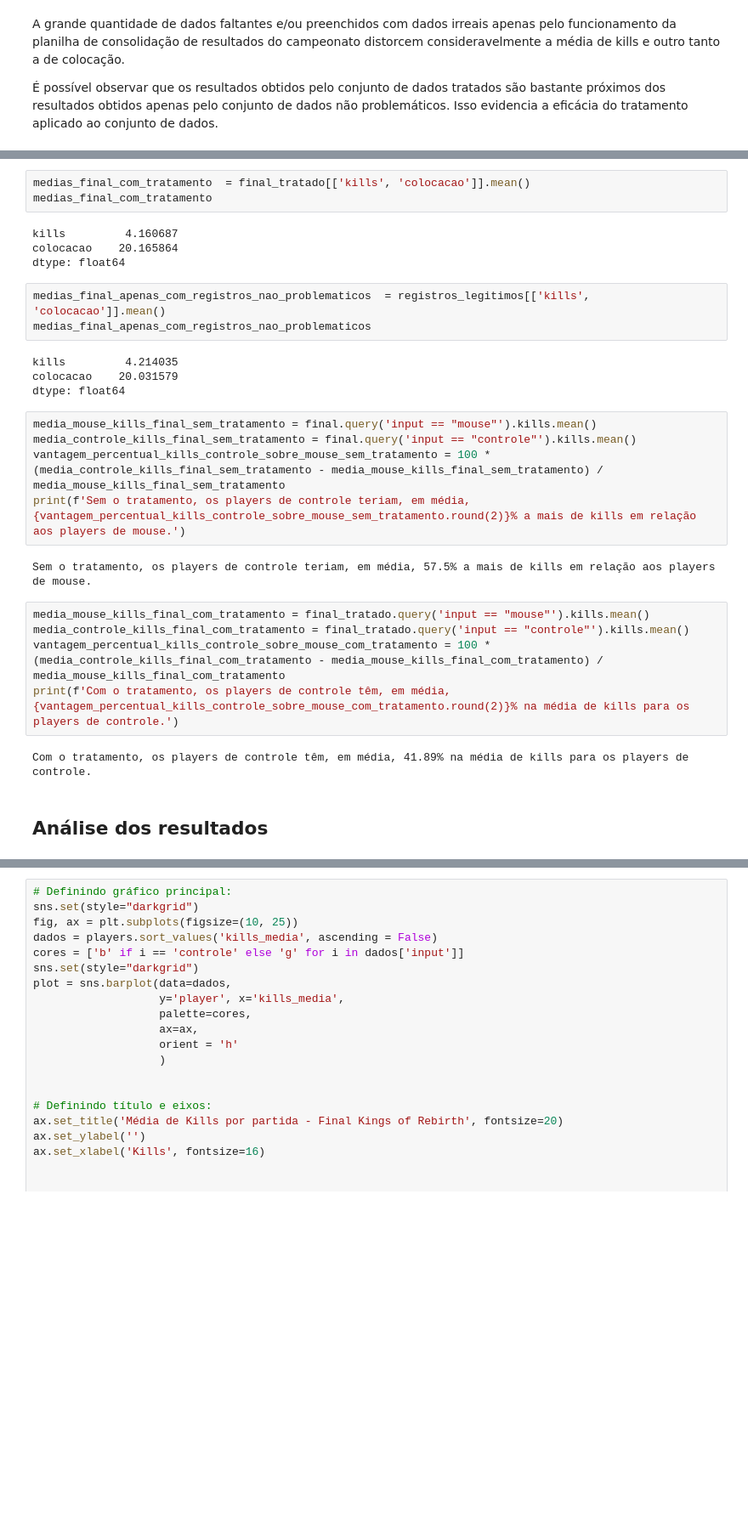
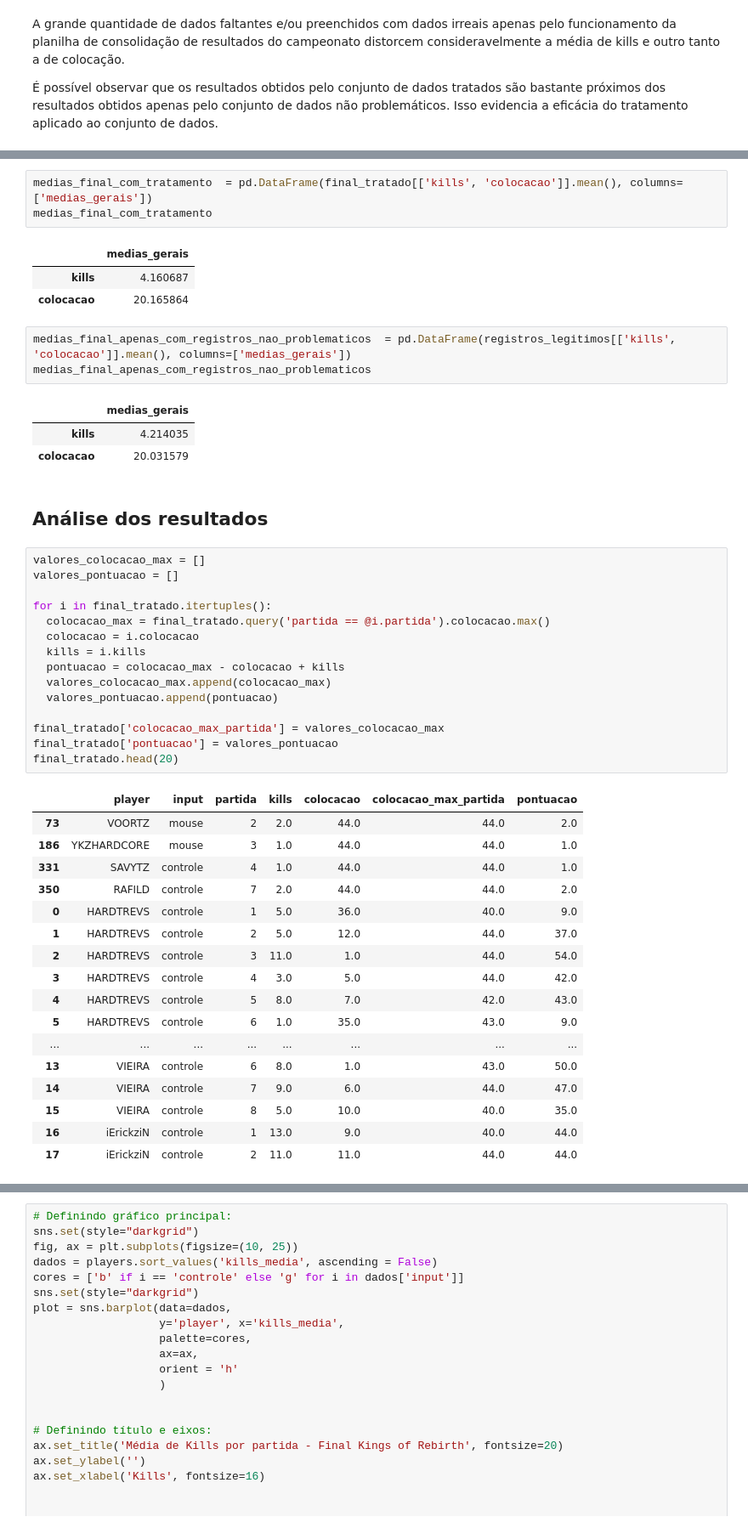
Before and after one commit to GodoyLucas/king_of_rebirth, a Jupyter notebook: Notebooks/King_of_Rebirth_Final.ipynb, the cells around one changed output, grey strips where cells are left out. Shown at 85% size. Saved outputs shown, nothing was run; the diff lists cells and outputs as text; blank space fills up the shorter version.

```diff
--- a/Notebooks/King_of_Rebirth_Final.ipynb
+++ b/Notebooks/King_of_Rebirth_Final.ipynb
@@ -349,33 +349,52 @@ dtype: float64
 # %%
-medias_final_com_tratamento  = final_tratado[['kills', 'colocacao']].mean()
+medias_final_com_tratamento  = pd.DataFrame(final_tratado[['kills', 'colocacao']].mean(), columns=['medias_gerais'])
 medias_final_com_tratamento
 # %% [output]
-kills         4.160687
-colocacao    20.165864
-dtype: float64
+|  | medias_gerais |
+| kills | 4.160687 |
+| colocacao | 20.165864 |
 # %%
-medias_final_apenas_com_registros_nao_problematicos  = registros_legitimos[['kills', 'colocacao']].mean()
+medias_final_apenas_com_registros_nao_problematicos  = pd.DataFrame(registros_legitimos[['kills', 'colocacao']].mean(), columns=['medias_gerais'])
 medias_final_apenas_com_registros_nao_problematicos
 # %% [output]
-kills         4.214035
-colocacao    20.031579
-dtype: float64
+|  | medias_gerais |
+| kills | 4.214035 |
+| colocacao | 20.031579 |
-# %%
-media_mouse_kills_final_sem_tratamento = final.query('input == "mouse"').kills.mean()
-media_controle_kills_final_sem_tratamento = final.query('input == "controle"').kills.mean()
-vantagem_percentual_kills_controle_sobre_mouse_sem_tratamento = 100 * (media_controle_kills_final_sem_tratamento - media_mouse_kills_final_sem_tratamento) / media_mouse_kills_final_sem_tratamento
-print(f'Sem o tratamento, os players de controle teriam, em média, {vantagem_percentual_kills_controle_sobre_mouse_sem_tratamento.round(2)}% a mais de kills em relação aos players de mouse.')
-# %% [output]
-Sem o tratamento, os players de controle teriam, em média, 57.5% a mais de kills em relação aos players de mouse.
-# %%
-media_mouse_kills_final_com_tratamento = final_tratado.query('input == "mouse"').kills.mean()
-media_controle_kills_final_com_tratamento = final_tratado.query('input == "controle"').kills.mean()
-vantagem_percentual_kills_controle_sobre_mouse_com_tratamento = 100 * (media_controle_kills_final_com_tratamento - media_mouse_kills_final_com_tratamento) / media_mouse_kills_final_com_tratamento
-print(f'Com o tratamento, os players de controle têm, em média, {vantagem_percentual_kills_controle_sobre_mouse_com_tratamento.round(2)}% na média de kills para os players de controle.')
-# %% [output]
-Com o tratamento, os players de controle têm, em média, 41.89% na média de kills para os players de controle.
 # %% [markdown]
 ## Análise dos resultados
+# %%
+valores_colocacao_max = []
+valores_pontuacao = []
+
+for i in final_tratado.itertuples():
+  colocacao_max = final_tratado.query('partida == @i.partida').colocacao.max()
+  colocacao = i.colocacao
+  kills = i.kills
+  pontuacao = colocacao_max - colocacao + kills
+  valores_colocacao_max.append(colocacao_max)
+  valores_pontuacao.append(pontuacao)
+
+final_tratado['colocacao_max_partida'] = valores_colocacao_max
+final_tratado['pontuacao'] = valores_pontuacao
+final_tratado.head(20)
+# %% [output]
+|  | player | input | partida | kills | colocacao | colocacao_max_partida | pontuacao |
+| 73 | VOORTZ | mouse | 2 | 2.0 | 44.0 | 44.0 | 2.0 |
+| 186 | YKZHARDCORE | mouse | 3 | 1.0 | 44.0 | 44.0 | 1.0 |
+| 331 | SAVYTZ | controle | 4 | 1.0 | 44.0 | 44.0 | 1.0 |
+| 350 | RAFILD | controle | 7 | 2.0 | 44.0 | 44.0 | 2.0 |
+| 0 | HARDTREVS | controle | 1 | 5.0 | 36.0 | 40.0 | 9.0 |
+| 1 | HARDTREVS | controle | 2 | 5.0 | 12.0 | 44.0 | 37.0 |
+| 2 | HARDTREVS | controle | 3 | 11.0 | 1.0 | 44.0 | 54.0 |
+| 3 | HARDTREVS | controle | 4 | 3.0 | 5.0 | 44.0 | 42.0 |
+| 4 | HARDTREVS | controle | 5 | 8.0 | 7.0 | 42.0 | 43.0 |
+| 5 | HARDTREVS | controle | 6 | 1.0 | 35.0 | 43.0 | 9.0 |
+| ... | ... | ... | ... | ... | ... | ... | ... |
+| 13 | VIEIRA | controle | 6 | 8.0 | 1.0 | 43.0 | 50.0 |
+| 14 | VIEIRA | controle | 7 | 9.0 | 6.0 | 44.0 | 47.0 |
+| 15 | VIEIRA | controle | 8 | 5.0 | 10.0 | 40.0 | 35.0 |
+| 16 | iErickziN | controle | 1 | 13.0 | 9.0 | 40.0 | 44.0 |
+| 17 | iErickziN | controle | 2 | 11.0 | 11.0 | 44.0 | 44.0 |
 # %%
 frequencia_input = final_tratado['input'].value_counts()
 percentual_input = (final_tratado['input'].value_counts(normalize = True) * 100).round(2)
```
Also changed, not shown: parts of 4 cells of this notebook.
